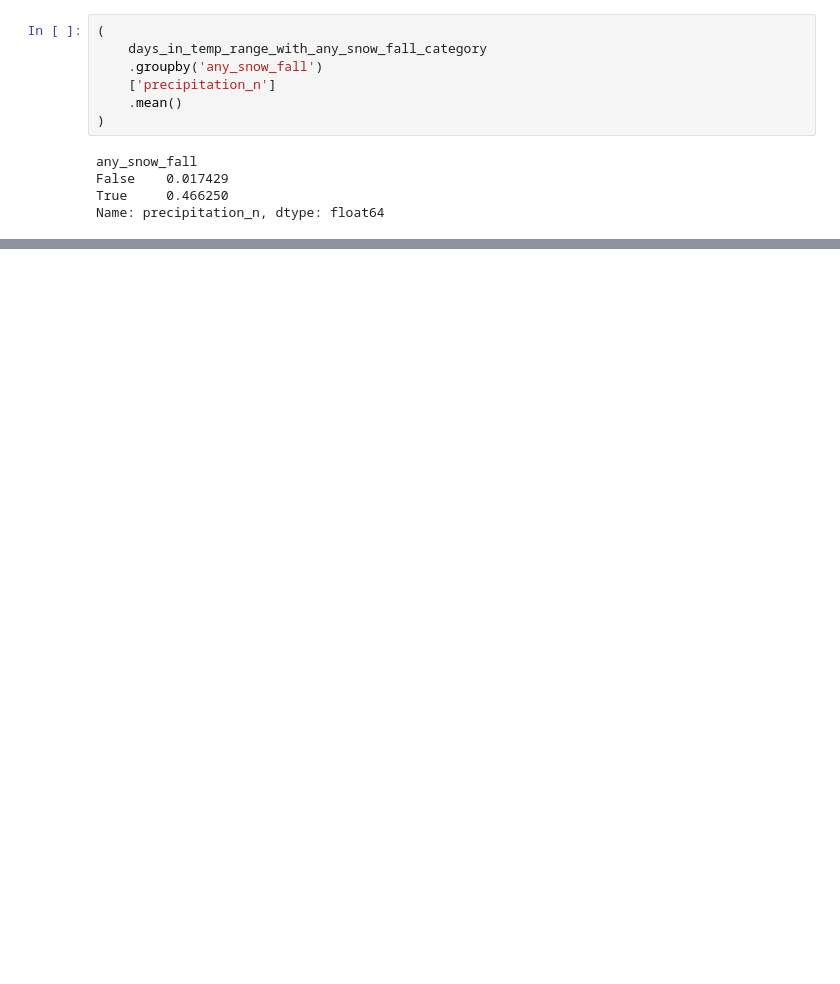
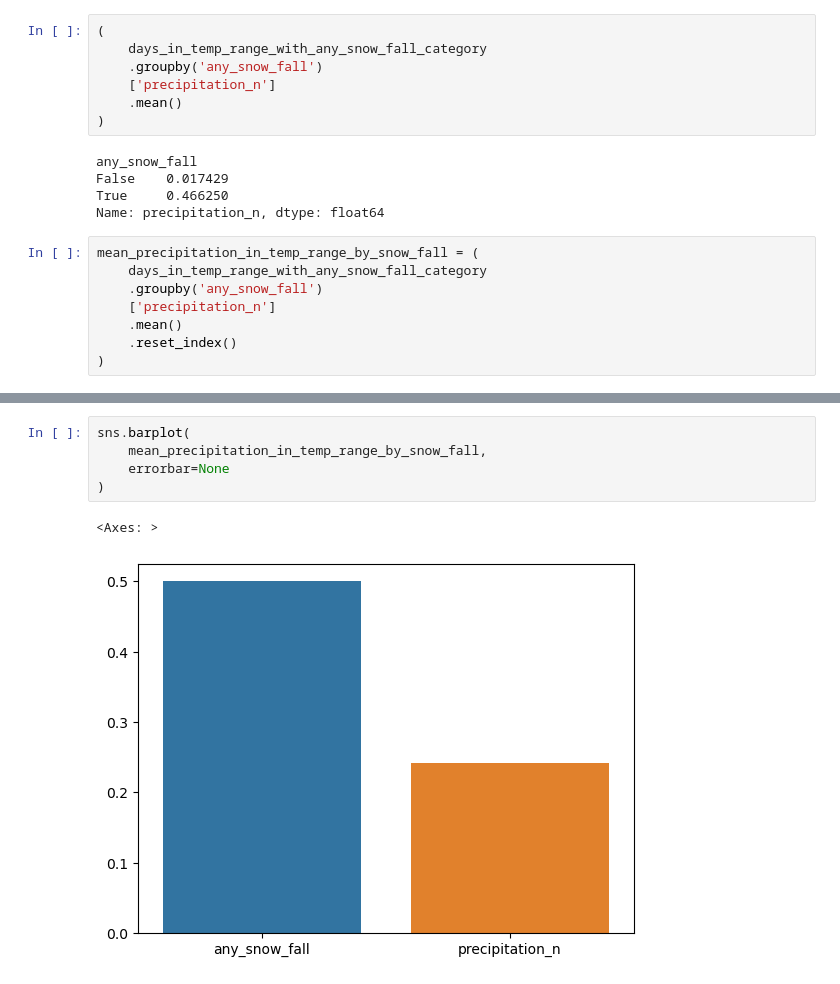
Before and after one commit to dlevine01/urban-data-analysis-course, a Jupyter notebook: Notebooks/5-3-data-processing-in-multiple-steps.ipynb, the cells around one changed output, grey strips where cells are left out. Saved outputs shown, nothing was run; the diff lists cells and outputs as text; blank space fills up the shorter version.

```diff
--- a/Notebooks/5-3-data-processing-in-multiple-steps.ipynb
+++ b/Notebooks/5-3-data-processing-in-multiple-steps.ipynb
@@ -132,3 +133,11 @@ any_snow_fall
 False    0.017429
 True     0.466250
 Name: precipitation_n, dtype: float64
+# %%
+mean_precipitation_in_temp_range_by_snow_fall = (
+    days_in_temp_range_with_any_snow_fall_category
+    .groupby('any_snow_fall')
+    ['precipitation_n']
+    .mean()
+    .reset_index()
+)
@@ -134,0 +150,8 @@ Name: precipitation_n, dtype: float64
+# %%
+sns.barplot(
+    mean_precipitation_in_temp_range_by_snow_fall,
+    errorbar=None
+)
+# %% [output]
+<Axes: >
+[figure, added]
```
Also changed, not shown: parts of 3 cells of this notebook.
